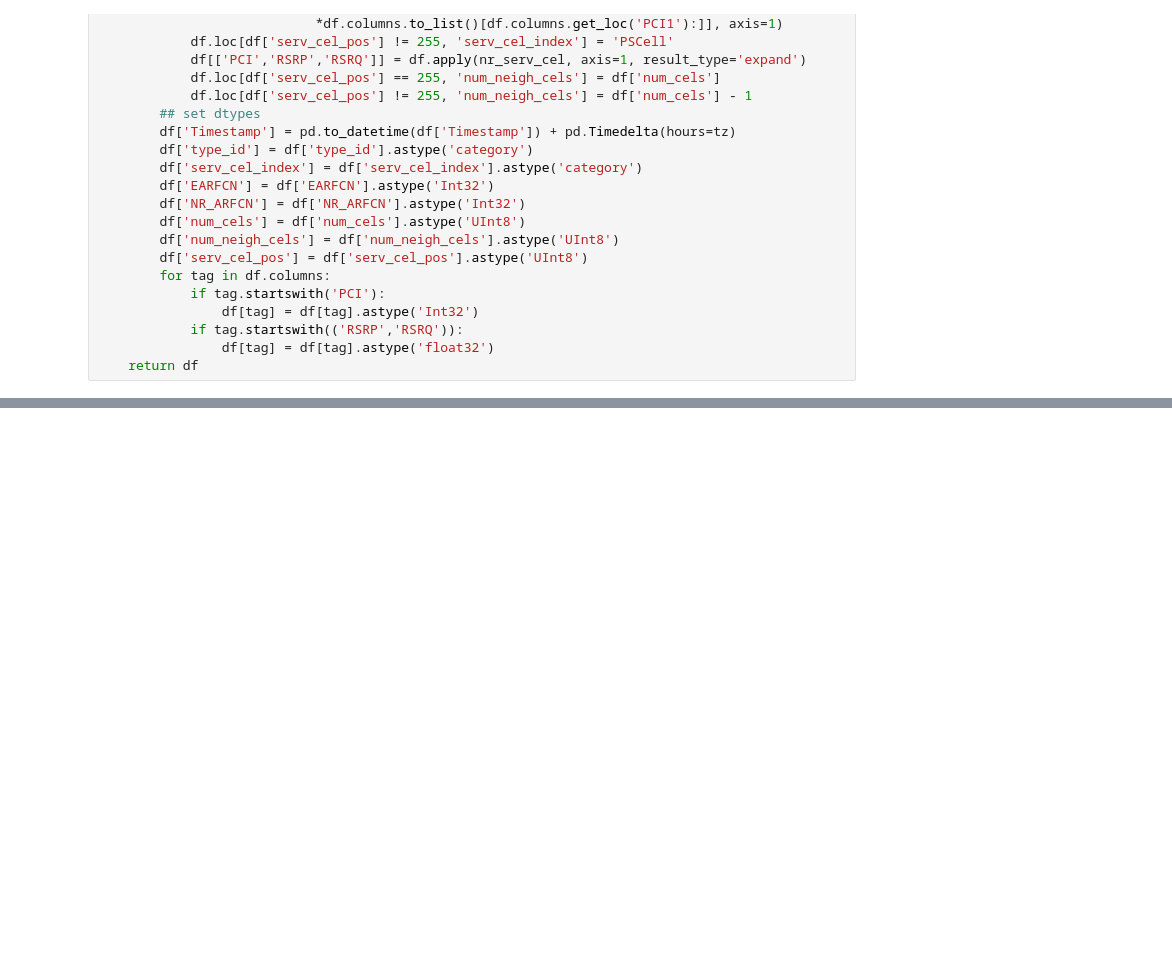
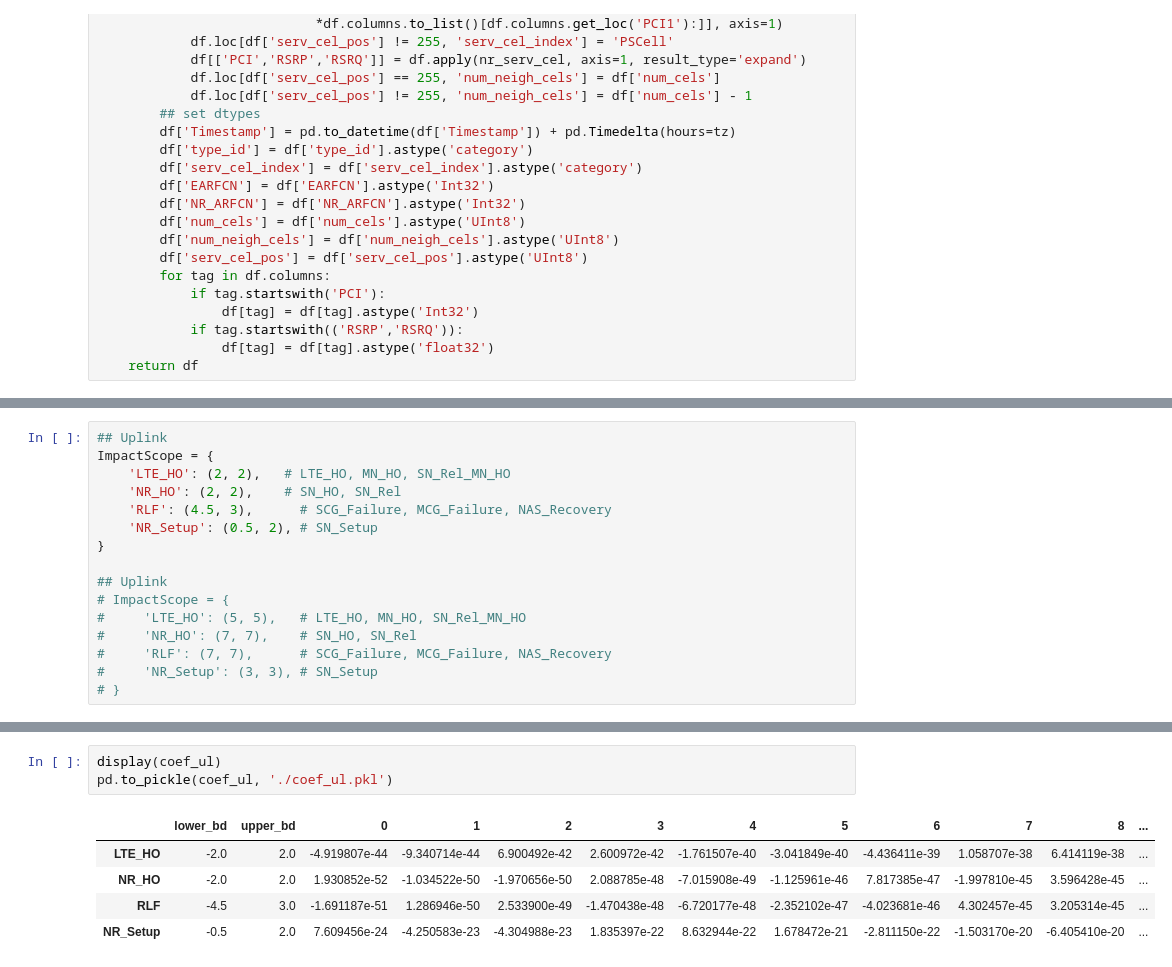
Before and after one commit to mollyy0514/wmnl-handoff-research, a Jupyter notebook: analysis/2023-05-31/handover_profile_brief.ipynb, the cells around one changed output, grey strips where cells are left out. Saved outputs shown, nothing was run; the diff lists cells and outputs as text; blank space fills up the shorter version.

```diff
--- a/analysis/2023-05-31/handover_profile_brief.ipynb
+++ b/analysis/2023-05-31/handover_profile_brief.ipynb
@@ -467,0 +749,16 @@ KeyError: 'SCG_Failure_randomAccessProblem (1)'
+# %%
+## Uplink
+ImpactScope = {
+    'LTE_HO': (2, 2),   # LTE_HO, MN_HO, SN_Rel_MN_HO
+    'NR_HO': (2, 2),    # SN_HO, SN_Rel
+    'RLF': (4.5, 3),      # SCG_Failure, MCG_Failure, NAS_Recovery
+    'NR_Setup': (0.5, 2), # SN_Setup
+}
+
+## Uplink
+# ImpactScope = {
+#     'LTE_HO': (5, 5),   # LTE_HO, MN_HO, SN_Rel_MN_HO
+#     'NR_HO': (7, 7),    # SN_HO, SN_Rel
+#     'RLF': (7, 7),      # SCG_Failure, MCG_Failure, NAS_Recovery
+#     'NR_Setup': (3, 3), # SN_Setup
+# }
@@ -467,0 +900,9 @@ KeyError: 'SCG_Failure_randomAccessProblem (1)'
+# %%
+display(coef_ul)
+pd.to_pickle(coef_ul, './coef_ul.pkl')
+# %% [output]
+|  | lower_bd | upper_bd | 0 | 1 | 2 | 3 | 4 | 5 | 6 | 7 | 8 | ... |
+| LTE_HO | -2.0 | 2.0 | -4.919807e-44 | -9.340714e-44 | 6.900492e-42 | 2.600972e-42 | -1.761507e-40 | -3.041849e-40 | -4.436411e-39 | 1.058707e-38 | 6.414119e-38 | ... |
+| NR_HO | -2.0 | 2.0 | 1.930852e-52 | -1.034522e-50 | -1.970656e-50 | 2.088785e-48 | -7.015908e-49 | -1.125961e-46 | 7.817385e-47 | -1.997810e-45 | 3.596428e-45 | ... |
+| RLF | -4.5 | 3.0 | -1.691187e-51 | 1.286946e-50 | 2.533900e-49 | -1.470438e-48 | -6.720177e-48 | -2.352102e-47 | -4.023681e-46 | 4.302457e-45 | 3.205314e-45 | ... |
+| NR_Setup | -0.5 | 2.0 | 7.609456e-24 | -4.250583e-23 | -4.304988e-23 | 1.835397e-22 | 8.632944e-22 | 1.678472e-21 | -2.811150e-22 | -1.503170e-20 | -6.405410e-20 | ... |
```
Also changed, not shown: parts of 16 cells of this notebook, 12 other files.
